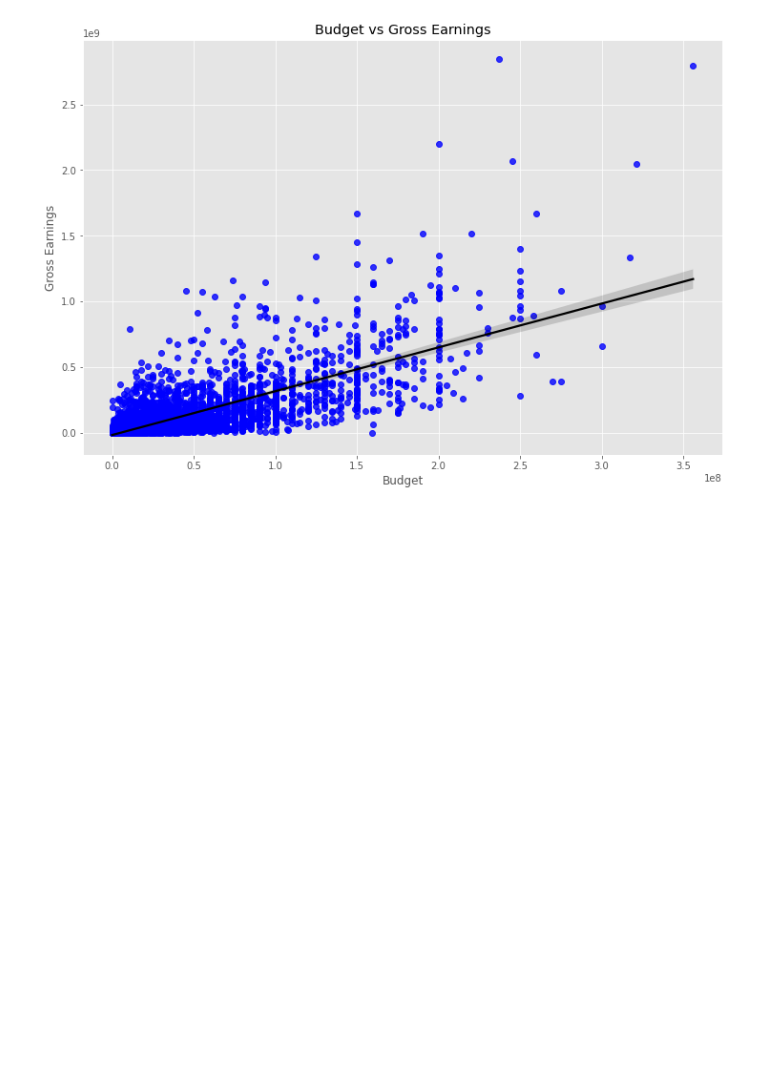
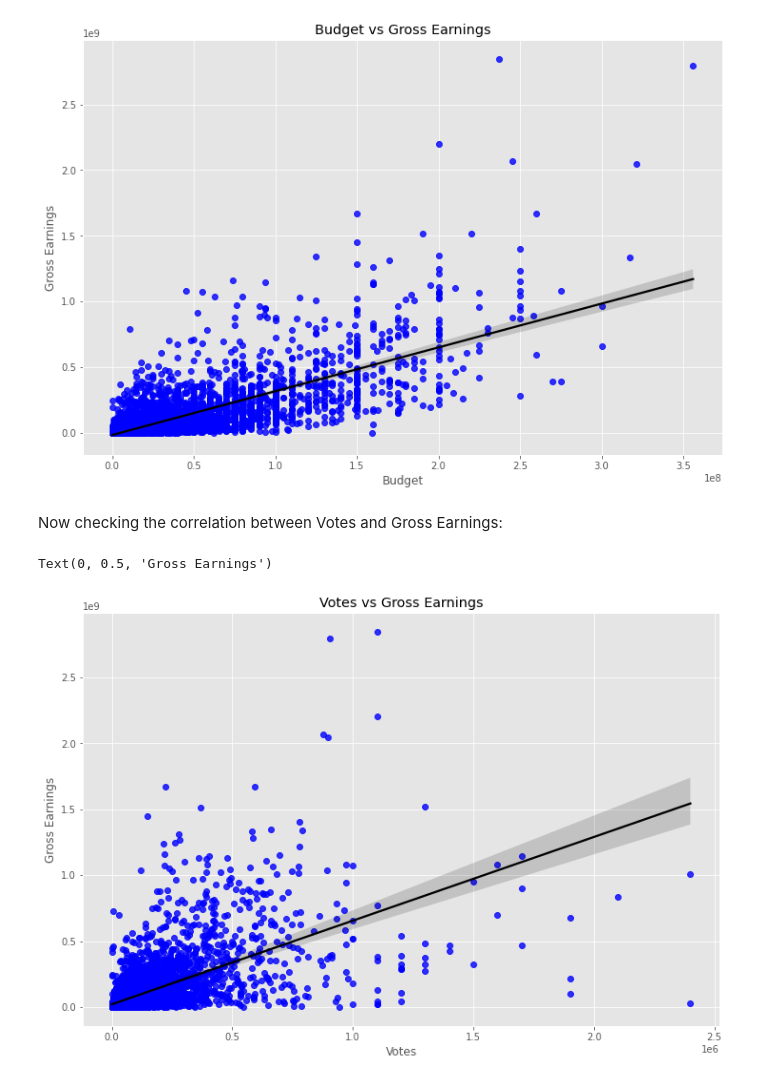
Before and after one commit to mikeglean/100-Days-of-Coding, a Jupyter notebook: film-data-analysis-python-project.ipynb, the cells around one changed output. Drawn from its saved outputs; the diff is of its cells as text; code cells hidden in the pictures; blank space fills up the shorter version.

Commit message:
Kaggle Notebook | Film Data Analysis Python Project | Version 5

```diff
--- a/film-data-analysis-python-project.ipynb
+++ b/film-data-analysis-python-project.ipynb
@@ -342,3 +346,15 @@ plt.ylabel('Gross Earnings')
 # %% [output]
 Text(0, 0.5, 'Gross Earnings')
 [figure]
+# %% [markdown]
+Now checking the correlation between Votes and Gross Earnings:
+# %%
+# Plot the votes and gross using seaborn
+
+sns.regplot(x = 'votes', y= 'gross', data=df,scatter_kws = {"color": "blue"} , line_kws = {"color": "black"})
+plt.title('Votes vs Gross Earnings')
+plt.xlabel('Votes')
+plt.ylabel('Gross Earnings')
+# %% [output]
+Text(0, 0.5, 'Gross Earnings')
+[figure, added]
```
Also changed, not shown: parts of 5 cells of this notebook.
